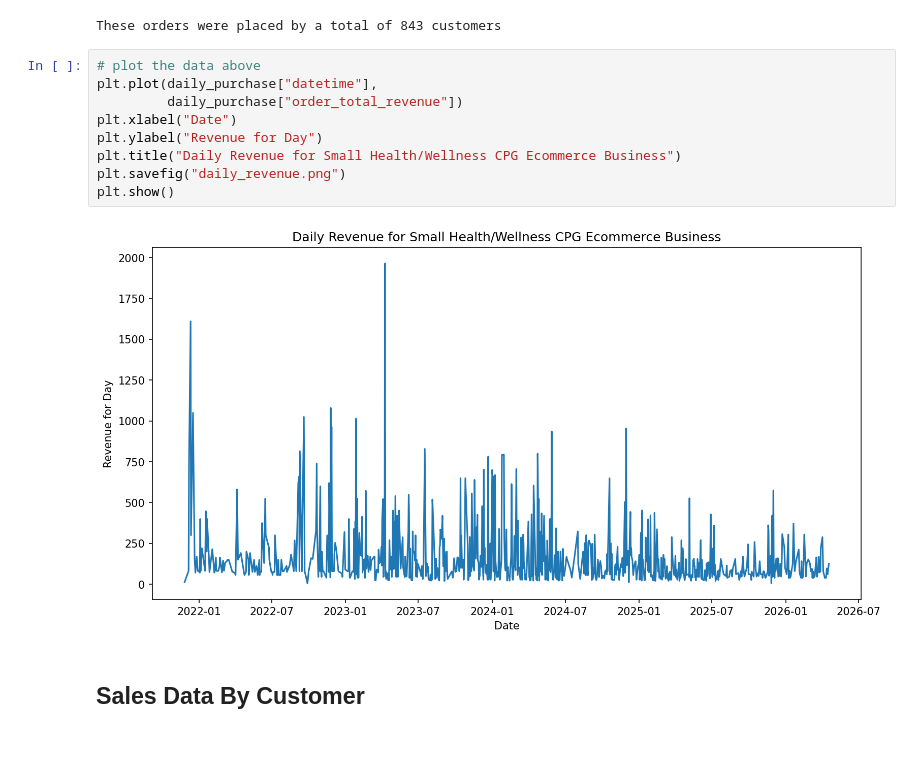
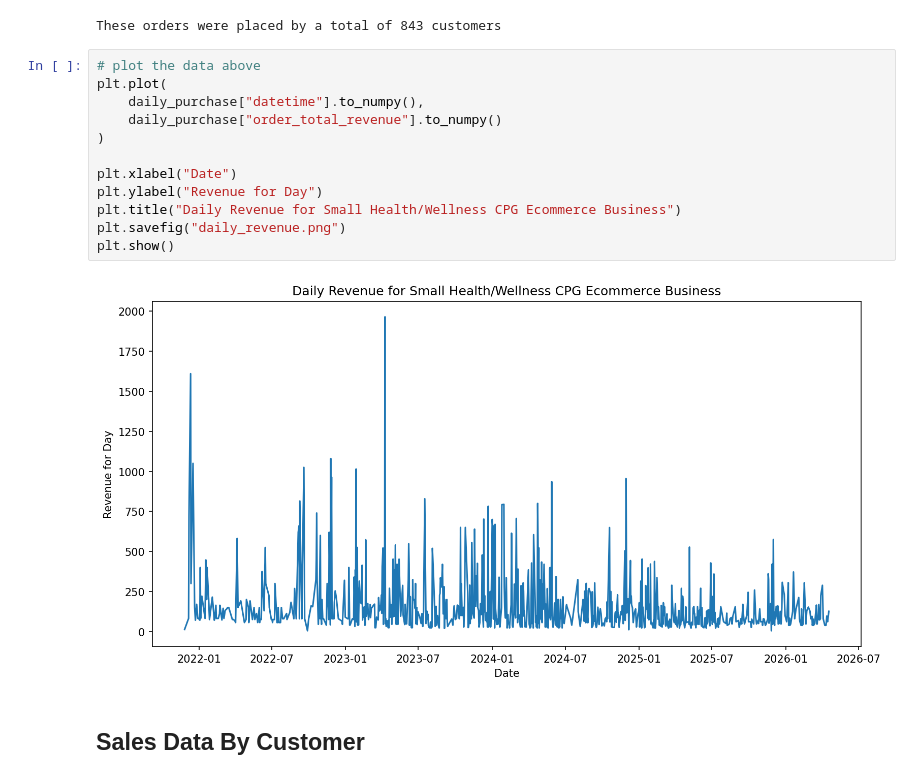
Before and after one commit to djdebonis/rfm, a Jupyter notebook: ecommerce_data.ipynb, the cells around one changed output. Drawn from its saved outputs; the diff is of its cells as text; blank space fills up the shorter version.

```diff
--- a/ecommerce_data.ipynb
+++ b/ecommerce_data.ipynb
@@ -238,15 +238,18 @@ print(f"These orders were placed by a total of {customer_count1} customers")
 These orders were placed by a total of 843 customers
 # %%
 # plot the data above
-plt.plot(daily_purchase["datetime"],
-         daily_purchase["order_total_revenue"])
+plt.plot(
+    daily_purchase["datetime"].to_numpy(),
+    daily_purchase["order_total_revenue"].to_numpy()
+)
+
 plt.xlabel("Date")
 plt.ylabel("Revenue for Day")
 plt.title("Daily Revenue for Small Health/Wellness CPG Ecommerce Business")
 plt.savefig("daily_revenue.png")
 plt.show()
 # %% [output]
-[figure, old version]
+[figure, new version]
 # %% [markdown]
 ## Sales Data By Customer
 # %%
```
Also changed, not shown: parts of 4 cells of this notebook, 13 other files.
